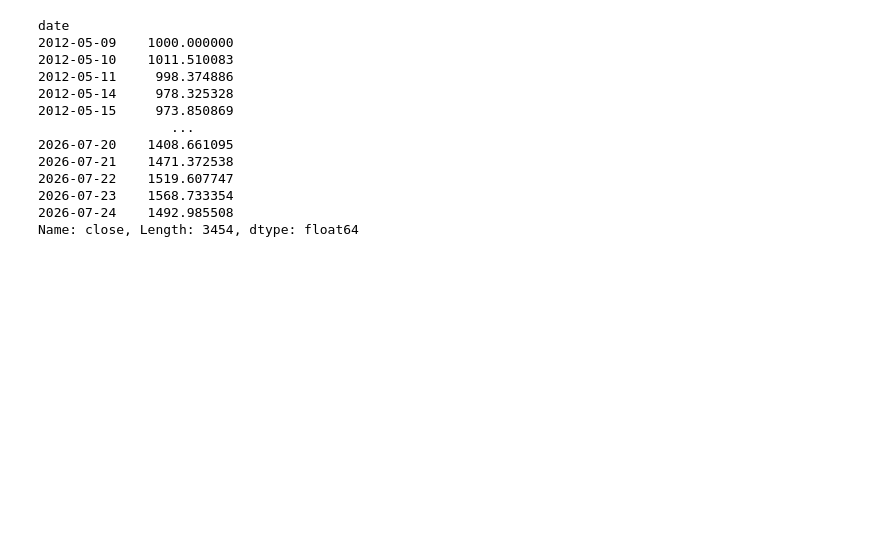
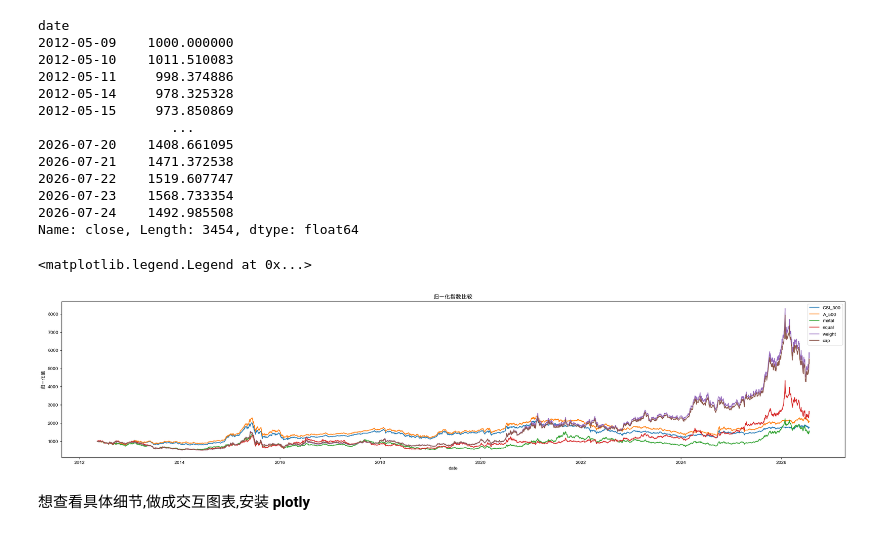
Before and after one commit to SpadeTaffy/ZiJin-Mining-stock-prediction-, a Jupyter notebook: notebooks/01_数据获取与分析/03_黄金价格与指数的走势.ipynb, the cells around one changed output. Cells and saved outputs as stored; diff of their text form; code cells hidden in the pictures; blank space fills up the shorter version.

```diff
--- a/notebooks/01_数据获取与分析/03_黄金价格与指数的走势.ipynb
+++ b/notebooks/01_数据获取与分析/03_黄金价格与指数的走势.ipynb
@@ -195,17 +195,21 @@ weight_index = weight_index/ weight_index[0] *1000
 equal_index = equal_index / equal_index[0] *1000
 cap_index = cap_index / cap_index[0] * 1000
 # %%
-fig,ax = plt.subplots(figsize=(30,6))
 
 fig, ax = plt.subplots(figsize=(30, 6))
 
 sns.lineplot(CSI_300, ax=ax, label='CSI_300')
 sns.lineplot(A_500, ax=ax, label='A_500')
 sns.lineplot(metal_index, ax=ax, label='metal')
 sns.lineplot(equal_index, ax=ax, label='equal')
 sns.lineplot(weight_index, ax=ax, label='weight')
 sns.lineplot(cap_index, ax=ax, label='cap')
-
+plt.rcParams['font.sans-serif'] = ["Arial Unicode MS"]
 ax.set_title('归一化指数比较')
 ax.set_ylabel('归一化值')
 ax.legend()
+# %% [output]
+<matplotlib.legend.Legend at 0x...>
+[figure, added]
+# %% [markdown]
+想查看具体细节,做成交互图表,安装 **plotly**
```
Also changed, not shown: parts of 7 cells of this notebook, 3 other files.
